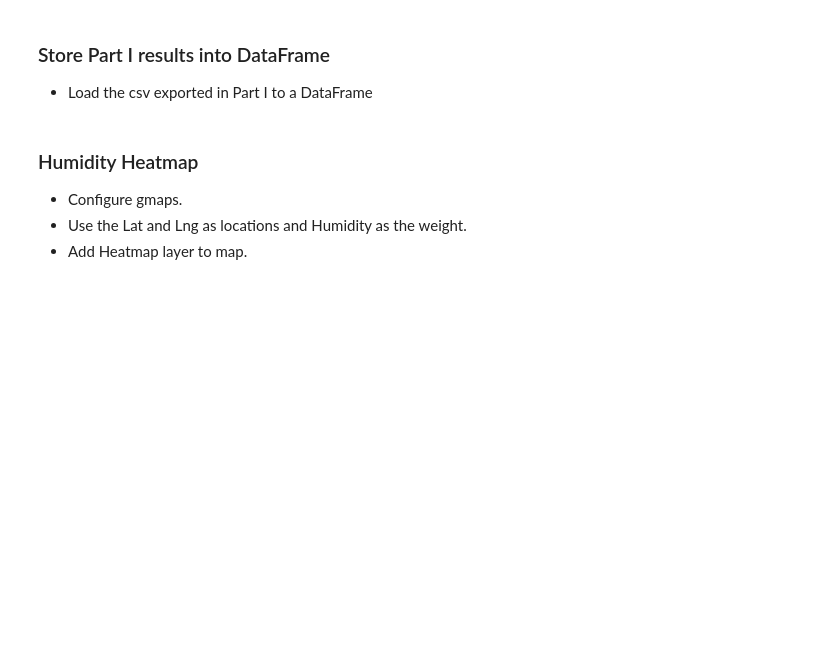
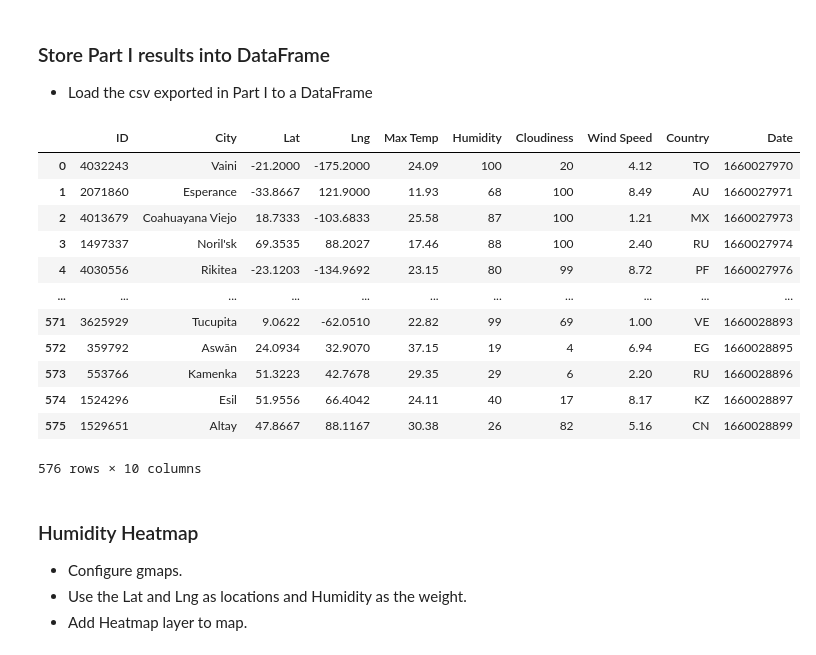
Before and after one commit to RHockley/python_api_challenge, a Jupyter notebook: VacationPy.ipynb, the cells around one changed output. Saved outputs shown, nothing was run; the diff lists cells and outputs as text; code cells hidden in the pictures; blank space fills up the shorter version.

```diff
--- a/VacationPy.ipynb
+++ b/VacationPy.ipynb
@@ -20,6 +20,24 @@ from api_keys import g_key
 # %% [markdown]
 ### Store Part I results into DataFrame
 * Load the csv exported in Part I to a DataFrame
+# %%
+
+city_data_df = pd.read_csv("output_data/city_weather.csv")
+city_data_df
+# %% [output]
+|  | ID | City | Lat | Lng | Max Temp | Humidity | Cloudiness | Wind Speed | Country | Date |
+| 0 | 4032243 | Vaini | -21.2000 | -175.2000 | 24.09 | 100 | 20 | 4.12 | TO | 1660027970 |
+| 1 | 2071860 | Esperance | -33.8667 | 121.9000 | 11.93 | 68 | 100 | 8.49 | AU | 1660027971 |
+| 2 | 4013679 | Coahuayana Viejo | 18.7333 | -103.6833 | 25.58 | 87 | 100 | 1.21 | MX | 1660027973 |
+| 3 | 1497337 | Noril'sk | 69.3535 | 88.2027 | 17.46 | 88 | 100 | 2.40 | RU | 1660027974 |
+| 4 | 4030556 | Rikitea | -23.1203 | -134.9692 | 23.15 | 80 | 99 | 8.72 | PF | 1660027976 |
+| ... | ... | ... | ... | ... | ... | ... | ... | ... | ... | ... |
+| 571 | 3625929 | Tucupita | 9.0622 | -62.0510 | 22.82 | 99 | 69 | 1.00 | VE | 1660028893 |
+| 572 | 359792 | Aswān | 24.0934 | 32.9070 | 37.15 | 19 | 4 | 6.94 | EG | 1660028895 |
+| 573 | 553766 | Kamenka | 51.3223 | 42.7678 | 29.35 | 29 | 6 | 2.20 | RU | 1660028896 |
+| 574 | 1524296 | Esil | 51.9556 | 66.4042 | 24.11 | 40 | 17 | 8.17 | KZ | 1660028897 |
+| 575 | 1529651 | Altay | 47.8667 | 88.1167 | 30.38 | 26 | 82 | 5.16 | CN | 1660028899 |
+576 rows × 10 columns
 # %% [markdown]
 ### Humidity Heatmap
 * Configure gmaps.
```
Also changed, not shown: parts of 5 cells of this notebook, 1 other file.
